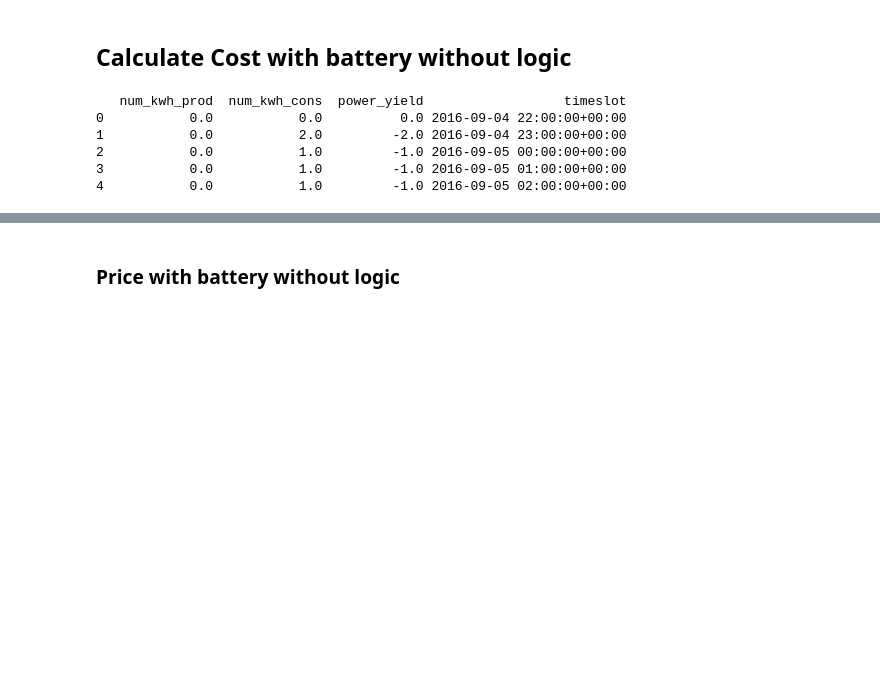
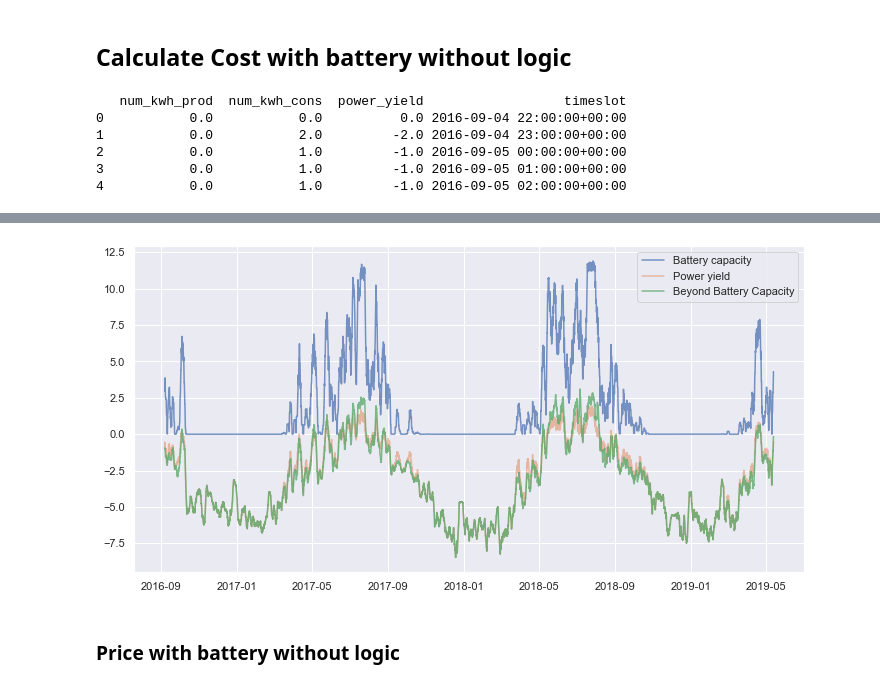
Before and after one commit to 4ug-aug/Otovo-OptimalControl, a Jupyter notebook: apply_battery.ipynb, the cells around one changed output, grey strips where cells are left out. Saved outputs shown, nothing was run; the diff lists cells and outputs as text; code cells hidden in the pictures; blank space fills up the shorter version.

Commit message:
Refact: Minor Changes to max capacity

```diff
--- a/apply_battery.ipynb
+++ b/apply_battery.ipynb
@@ -241,13 +257,28 @@ print(series_battery.head())
+# %%
+def moving_average(timeseries, window):
+    """Calculate the moving average of a timeseries.
+
+    Args:
+        timeseries (pd.Series): timeseries
+        window (int): Window size
+
+    Returns:
+        pd.Series: Smoothened timeseries
+    """
+    return timeseries.rolling(window=window, center=True).mean()
 # %%
 # plot battery capacity and power yield in same plot with plotly
 import seaborn as sns
 sns.set()
+
 fig, ax = plt.subplots(figsize=(12, 6))
-ax.plot(series_battery["timeslot"], series_battery["battery_capacity"], label="Battery capacity")
-ax.plot(series_battery["timeslot"], series_battery["power_yield"], label="Power yield")
-ax.plot(series_battery["timeslot"], series_battery["beyond_battery_capacity"], label="Beyond Battery Capacity")
+ax.plot(series_battery["timeslot"], moving_average(series_battery["battery_capacity"], 80), label="Battery capacity", alpha=0.75)
+ax.plot(series_battery["timeslot"], moving_average(series_battery["power_yield"], 80), label="Power yield", alpha=0.5)
+ax.plot(series_battery["timeslot"], moving_average(series_battery["beyond_battery_capacity"], 80), label="Beyond Battery Capacity", alpha=0.75)
 ax.legend()
 plt.show()
+# %% [output]
+[figure, added]
 # %%
 def get_price_battery(demand, hour):
     return -demand * hour_lookup_price[str(hour)]
```
Also changed, not shown: parts of 14 cells of this notebook, 1 other file.
